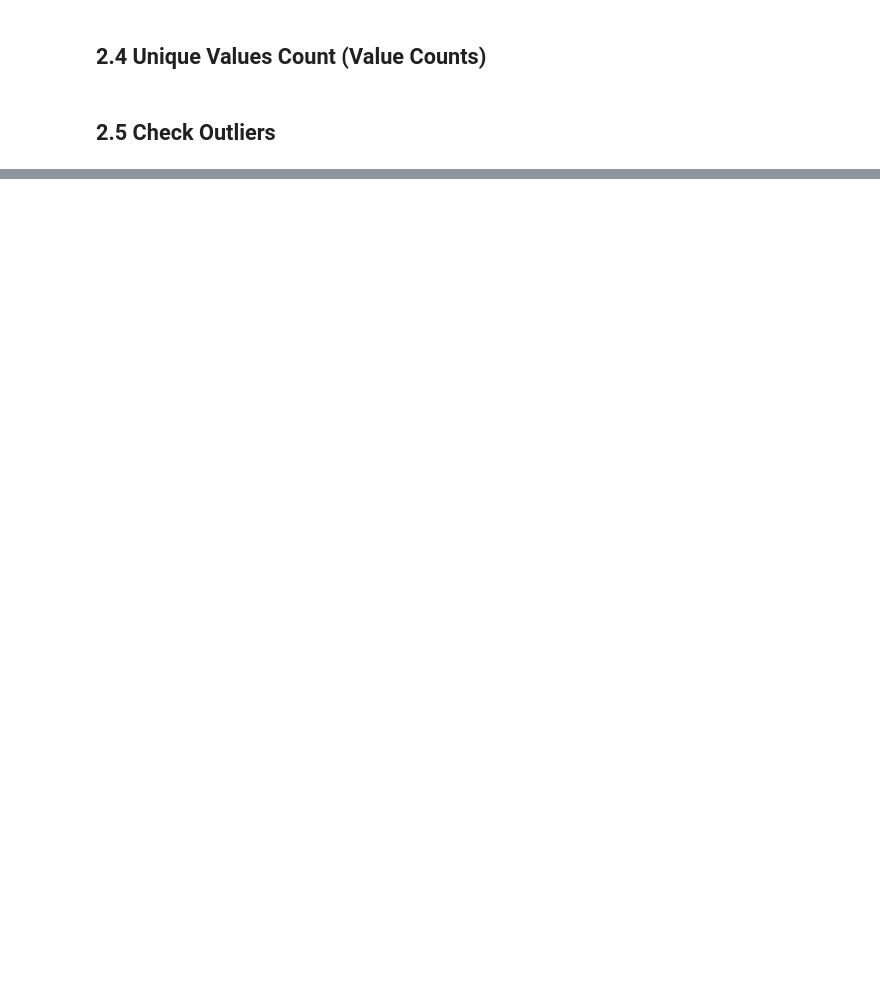
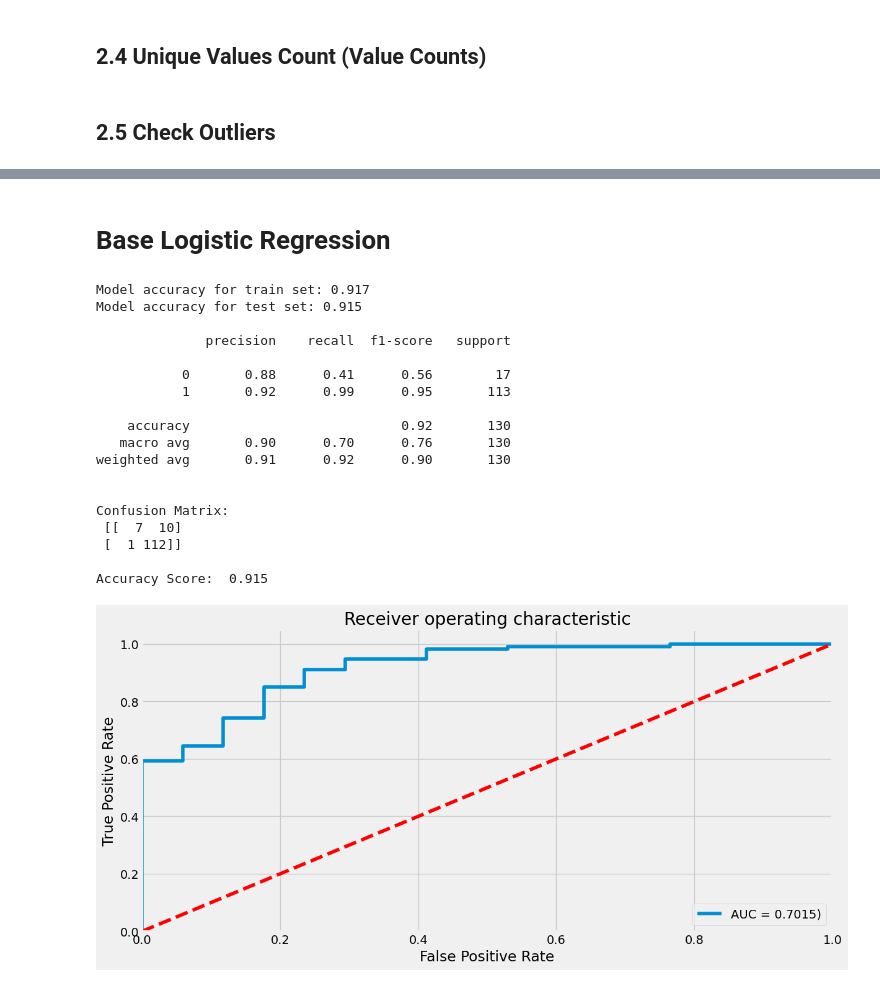
Before and after one commit to Cullen179/PDS---Test-Prep, a Jupyter notebook: test-template.ipynb, the cells around one changed output, grey strips where cells are left out. Saved outputs shown, nothing was run; the diff lists cells and outputs as text; code cells hidden in the pictures; blank space fills up the shorter version.

```diff
--- a/test-template.ipynb
+++ b/test-template.ipynb
@@ -245,0 +379,63 @@ plt.show()
+# %%
+X_train_pre = pipeline.transform(X_train)
+X_test_pre = pipeline.transform(X_test)
+# %%
+def train_and_plot(model, X_train, y_train, X_test, y_test):
+    model.fit(X_train, y_train)
+
+    print("Model accuracy for train set: {0:.3f}".format(model.score(X_train, y_train)))
+    print("Model accuracy for test set: {0:.3f}".format(model.score(X_test, y_test)))
+
+    y_pred = model.predict(X_test)
+
+    # Classification Report
+    print("\n{}".format(classification_report(y_test, y_pred)))
+
+    # Confusion Matrix
+    cm = confusion_matrix(y_test, y_pred)
+    print("\nConfusion Matrix:\n", cm)
+
+    # Accuracy Score
+    auc = accuracy_score(y_test, y_pred)
+    print("\nAccuracy Score: ", round(auc, 3))
+
+    # ROC Curve
+    model_roc_auc = roc_auc_score(y_test, model.predict(X_test))
+    fpr, tpr, thresholds = roc_curve(y_test, model.predict_proba(X_test)[:, 1])
+    plt.figure(figsize=(12.8, 6))
+    plt.plot(fpr, tpr, label="AUC = {})".format(round(model_roc_auc, 4)))
+    plt.plot([0, 1], [0, 1], "r--")
+    plt.xlim([0.0, 1.0])
+    plt.ylim([0.0, 1.05])
+    plt.xlabel("False Positive Rate")
+    plt.ylabel("True Positive Rate")
+    plt.title("Receiver operating characteristic")
+    plt.legend(loc="lower right")
+    plt.show()
+
+    return model
+# %% [markdown]
+# Base Logistic Regression
+# %%
+lr = LogisticRegression(random_state=42)
+lr_model = train_and_plot(lr, X_train_pre, y_train, X_test_pre, y_test)
+# %% [output]
+Model accuracy for train set: 0.917
+Model accuracy for test set: 0.915
+
+              precision    recall  f1-score   support
+
+           0       0.88      0.41      0.56        17
+           1       0.92      0.99      0.95       113
+
+    accuracy                           0.92       130
+   macro avg       0.90      0.70      0.76       130
+weighted avg       0.91      0.92      0.90       130
+
+
+Confusion Matrix:
+ [[  7  10]
+ [  1 112]]
+
+Accuracy Score:  0.915
+[figure, added]
```
Also changed, not shown: parts of 29 cells of this notebook.
